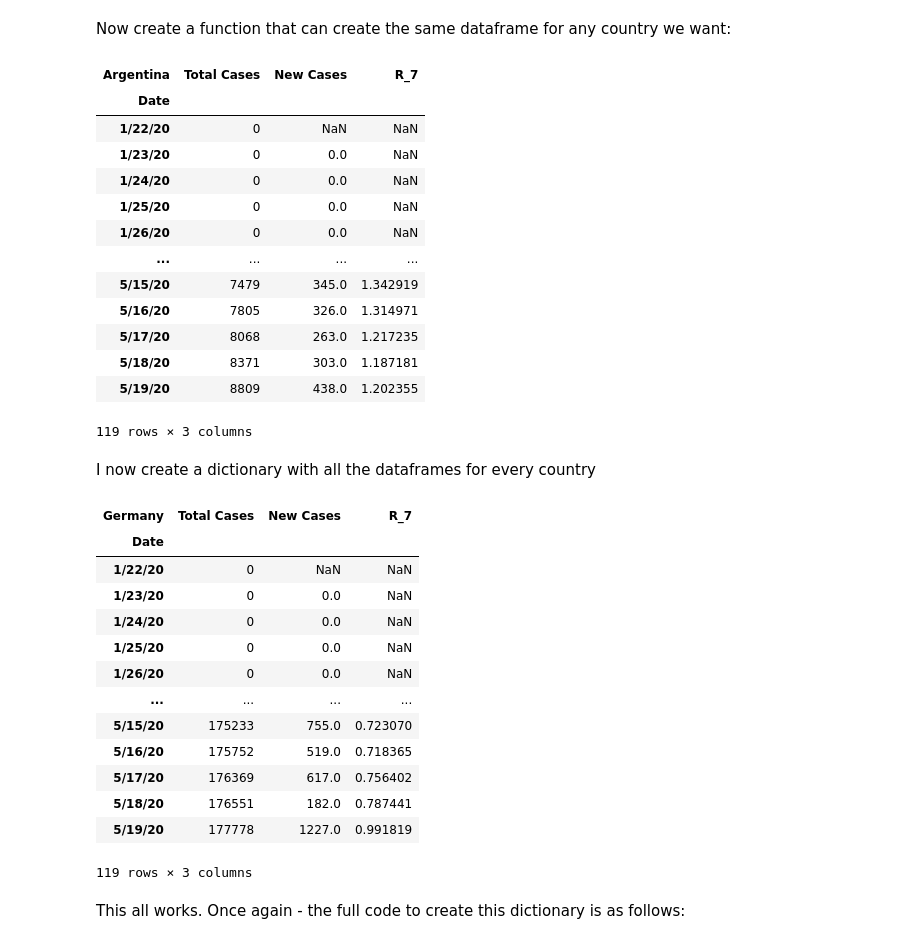
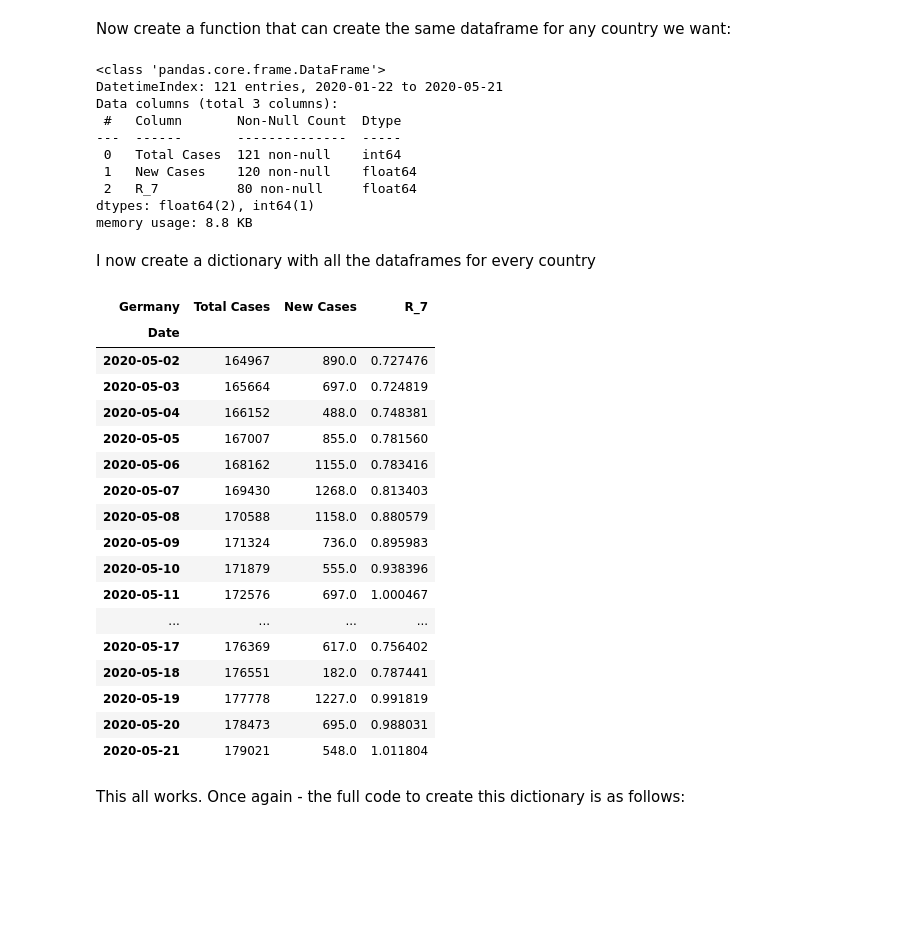
Before and after one commit to rechavar/pyCovid_TechLabsProj, a Jupyter notebook: TechLabs__finalProject.ipynb, the cells around one changed output. Saved outputs shown, nothing was run; the diff lists cells and outputs as text; code cells hidden in the pictures; blank space fills up the shorter version.

```diff
--- a/TechLabs__finalProject.ipynb
+++ b/TechLabs__finalProject.ipynb
@@ -70,4 +85,6 @@ Changing the type of the index column to datetime:
 # %%
 data_confirmed=data_confirmed.T
 data_confirmed.rename_axis(index='Date', columns="Country",inplace=True)
-pd.to_datetime(data_confirmed.index)
+
+###has to be changed to this in master branch, otherwise does not change to datetime index
+data_confirmed.index=pd.to_datetime(data_confirmed.index)
@@ -194,43 +196,43 @@ def create_country(country):
 
   return(country_confirmed)
 # %%
-create_country("Argentina")
+create_country("Argentina").info()
 # %% [output]
-| Argentina | Total Cases | New Cases | R_7 |
-| Date |  |  |  |
-| 1/22/20 | 0 | NaN | NaN |
-| 1/23/20 | 0 | 0.0 | NaN |
-| 1/24/20 | 0 | 0.0 | NaN |
-| 1/25/20 | 0 | 0.0 | NaN |
-| 1/26/20 | 0 | 0.0 | NaN |
-| ... | ... | ... | ... |
-| 5/15/20 | 7479 | 345.0 | 1.342919 |
-| 5/16/20 | 7805 | 326.0 | 1.314971 |
-| 5/17/20 | 8068 | 263.0 | 1.217235 |
-| 5/18/20 | 8371 | 303.0 | 1.187181 |
-| 5/19/20 | 8809 | 438.0 | 1.202355 |
-119 rows × 3 columns
+<class 'pandas.core.frame.DataFrame'>
+DatetimeIndex: 121 entries, 2020-01-22 to 2020-05-21
+Data columns (total 3 columns):
+ #   Column       Non-Null Count  Dtype
+---  ------       --------------  -----
+ 0   Total Cases  121 non-null    int64
+ 1   New Cases    120 non-null    float64
+ 2   R_7          80 non-null     float64
+dtypes: float64(2), int64(1)
+memory usage: 8.8 KB
 # %% [markdown]
 I now create a dictionary with all the dataframes for every country
 # %%
 country_dataframes = {country: create_country(country) for country in data_confirmed.columns}
 # %%
-country_dataframes['Germany']
+country_dataframes['Germany'].tail(20)
 # %% [output]
 | Germany | Total Cases | New Cases | R_7 |
 | Date |  |  |  |
-| 1/22/20 | 0 | NaN | NaN |
-| 1/23/20 | 0 | 0.0 | NaN |
-| 1/24/20 | 0 | 0.0 | NaN |
-| 1/25/20 | 0 | 0.0 | NaN |
-| 1/26/20 | 0 | 0.0 | NaN |
+| 2020-05-02 | 164967 | 890.0 | 0.727476 |
+| 2020-05-03 | 165664 | 697.0 | 0.724819 |
+| 2020-05-04 | 166152 | 488.0 | 0.748381 |
+| 2020-05-05 | 167007 | 855.0 | 0.781560 |
+| 2020-05-06 | 168162 | 1155.0 | 0.783416 |
+| 2020-05-07 | 169430 | 1268.0 | 0.813403 |
+| 2020-05-08 | 170588 | 1158.0 | 0.880579 |
+| 2020-05-09 | 171324 | 736.0 | 0.895983 |
+| 2020-05-10 | 171879 | 555.0 | 0.938396 |
+| 2020-05-11 | 172576 | 697.0 | 1.000467 |
 | ... | ... | ... | ... |
-| 5/15/20 | 175233 | 755.0 | 0.723070 |
-| 5/16/20 | 175752 | 519.0 | 0.718365 |
-| 5/17/20 | 176369 | 617.0 | 0.756402 |
-| 5/18/20 | 176551 | 182.0 | 0.787441 |
-| 5/19/20 | 177778 | 1227.0 | 0.991819 |
+| 2020-05-17 | 176369 | 617.0 | 0.756402 |
+| 2020-05-18 | 176551 | 182.0 | 0.787441 |
+| 2020-05-19 | 177778 | 1227.0 | 0.991819 |
+| 2020-05-20 | 178473 | 695.0 | 0.988031 |
+| 2020-05-21 | 179021 | 548.0 | 1.011804 |
-119 rows × 3 columns
 # %% [markdown]
 This all works. Once again - the full code to create this dictionary is as follows:
 # %%
```
Also changed, not shown: parts of 16 cells of this notebook.
